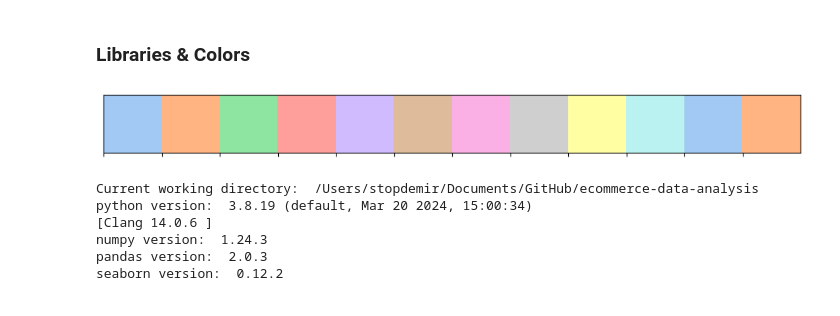
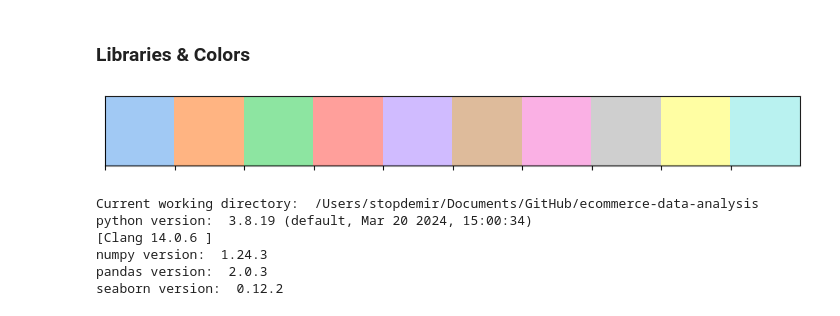
Before and after one commit to stopdemir/ecommerce-data-analysis, a Jupyter notebook: data_analysis.ipynb, the cells around one changed output. Saved outputs shown, nothing was run; the diff lists cells and outputs as text; code cells hidden in the pictures.

```diff
--- a/data_analysis.ipynb
+++ b/data_analysis.ipynb
@@ -23,7 +21,7 @@ import chart_studio
 from plotly_credentials import *
 chart_studio.tools.set_credentials_file(username=plotly_username, api_key=plotly_api_key)
 # %%
-sns.palplot(sns.color_palette('pastel', 12))
+sns.palplot(sns.color_palette('pastel', 10))
 # %% [output]
-[figure, old version]
+[figure, new version]
 # %%
```
Also changed, not shown: parts of 3 cells of this notebook.
